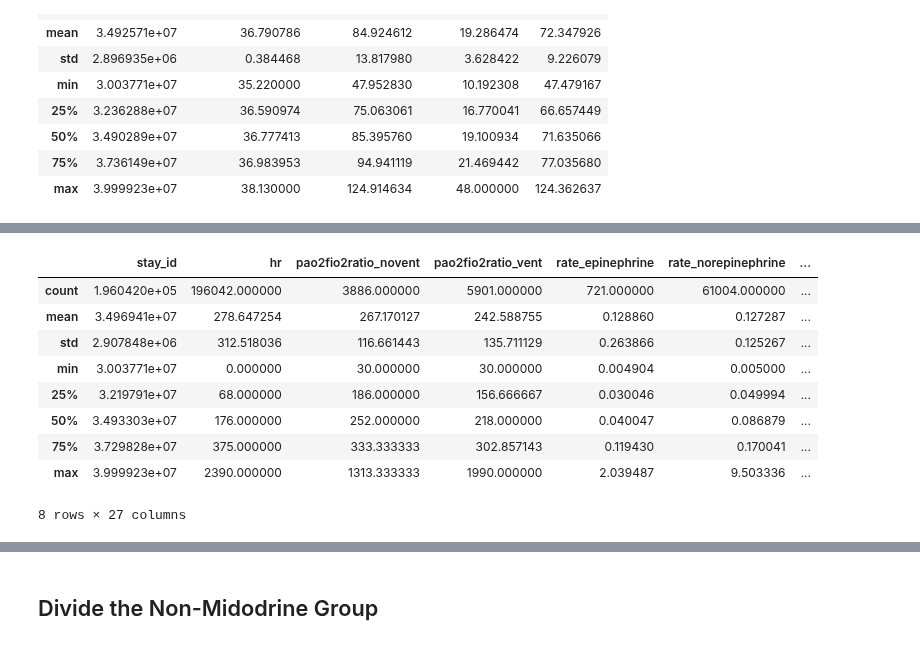
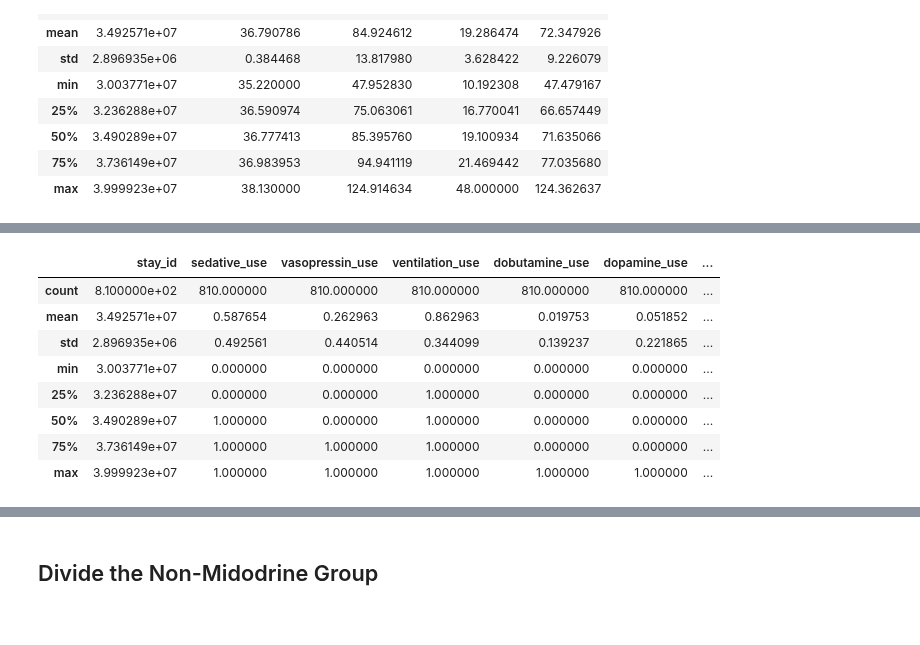
Before and after one commit to Jarvis-BITS/midodrine-mimic-iv, a Jupyter notebook: Midodrine_analysis.ipynb, the cells around one changed output, grey strips where cells are left out. Saved outputs shown, nothing was run; the diff lists cells and outputs as text; code cells hidden in the pictures.

```diff
--- a/Midodrine_analysis.ipynb
+++ b/Midodrine_analysis.ipynb
@@ -1319,0 +416,3 @@ dtype: int64
+# %%
+cohort_data[cohort_data['age']>91]['age'] = 91
+cohort_data.describe()
@@ -1423,6 +576,7 @@ Warning: total number of rows (76540) exceeds max_rows (20000). Falling back to
 # %%
-score_SAPS_data = (
-    bqclient.query(score_SAPS_string)
+interventions_data = (
+    bqclient.query(interventions_string)
     .result()
     .to_dataframe()
 )
+interventions_data.fillna(0, inplace=True)
@@ -1510,0 +583,3 @@ Warning: total number of rows (6358767) exceeds max_rows (20000). Falling back t
+# %%
+interventions_data['vasopressor_use_sum'] = interventions_data['vasopressin_use'] + interventions_data['dobutamine_use'] + interventions_data['dopamine_use'] + interventions_data['epinephrine_use'] + interventions_data['milrinone_use'] + interventions_data['norepinephrine_use'] + interventions_data['phenylephrine_use']
+interventions_data['vasopressor_use'] = (interventions_data['vasopressor_use_sum'] != 0).astype(np.int32)
@@ -1511,6 +603,6 @@ Warning: total number of rows (6358767) exceeds max_rows (20000). Falling back t
 # %% [markdown]
 ## Divide the Midodrine Group
 # %%
-cohort_mido = cohort_data[pd.notnull(cohort_data['drug_starttime'])]
-cohort_mido.describe()
+cohort_mid = cohort_data[pd.notnull(cohort_data['drug_starttime'])]
+cohort_mid.describe()
 # %% [output]
@@ -1591,4 +697,4 @@ mido_score_SAPS.describe()
 # %%
-mido_score_SOFA = score_SOFA_data[score_SOFA_data['stay_id'].isin(cohort_mido['stay_id'].values)]
-mido_score_SOFA.describe()
+mid_interventions = interventions_data[interventions_data['stay_id'].isin(cohort_mid['stay_id'].values)]
+mid_interventions.describe()
 # %% [output]
@@ -1596,10 +701,9 @@ Warning: Total number of columns (27) exceeds max_columns (20). Falling back to
-|  | stay_id | hr | pao2fio2ratio_novent | pao2fio2ratio_vent | rate_epinephrine | rate_norepinephrine | ... |
-| count | 1.960420e+05 | 196042.000000 | 3886.000000 | 5901.000000 | 721.000000 | 61004.000000 | ... |
-| mean | 3.496941e+07 | 278.647254 | 267.170127 | 242.588755 | 0.128860 | 0.127287 | ... |
-| std | 2.907848e+06 | 312.518036 | 116.661443 | 135.711129 | 0.263866 | 0.125267 | ... |
-| min | 3.003771e+07 | 0.000000 | 30.000000 | 30.000000 | 0.004904 | 0.005000 | ... |
-| 25% | 3.219791e+07 | 68.000000 | 186.000000 | 156.666667 | 0.030046 | 0.049994 | ... |
-| 50% | 3.493303e+07 | 176.000000 | 252.000000 | 218.000000 | 0.040047 | 0.086879 | ... |
-| 75% | 3.729828e+07 | 375.000000 | 333.333333 | 302.857143 | 0.119430 | 0.170041 | ... |
-| max | 3.999923e+07 | 2390.000000 | 1313.333333 | 1990.000000 | 2.039487 | 9.503336 | ... |
+|  | stay_id | sedative_use | vasopressin_use | ventilation_use | dobutamine_use | dopamine_use | ... |
+| count | 8.100000e+02 | 810.000000 | 810.000000 | 810.000000 | 810.000000 | 810.000000 | ... |
+| mean | 3.492571e+07 | 0.587654 | 0.262963 | 0.862963 | 0.019753 | 0.051852 | ... |
+| std | 2.896935e+06 | 0.492561 | 0.440514 | 0.344099 | 0.139237 | 0.221865 | ... |
+| min | 3.003771e+07 | 0.000000 | 0.000000 | 0.000000 | 0.000000 | 0.000000 | ... |
+| 25% | 3.236288e+07 | 0.000000 | 0.000000 | 1.000000 | 0.000000 | 0.000000 | ... |
+| 50% | 3.490289e+07 | 1.000000 | 0.000000 | 1.000000 | 0.000000 | 0.000000 | ... |
+| 75% | 3.736149e+07 | 1.000000 | 1.000000 | 1.000000 | 0.000000 | 0.000000 | ... |
+| max | 3.999923e+07 | 1.000000 | 1.000000 | 1.000000 | 1.000000 | 1.000000 | ... |
-8 rows × 27 columns
```
Also changed, not shown: parts of 89 cells of this notebook.
